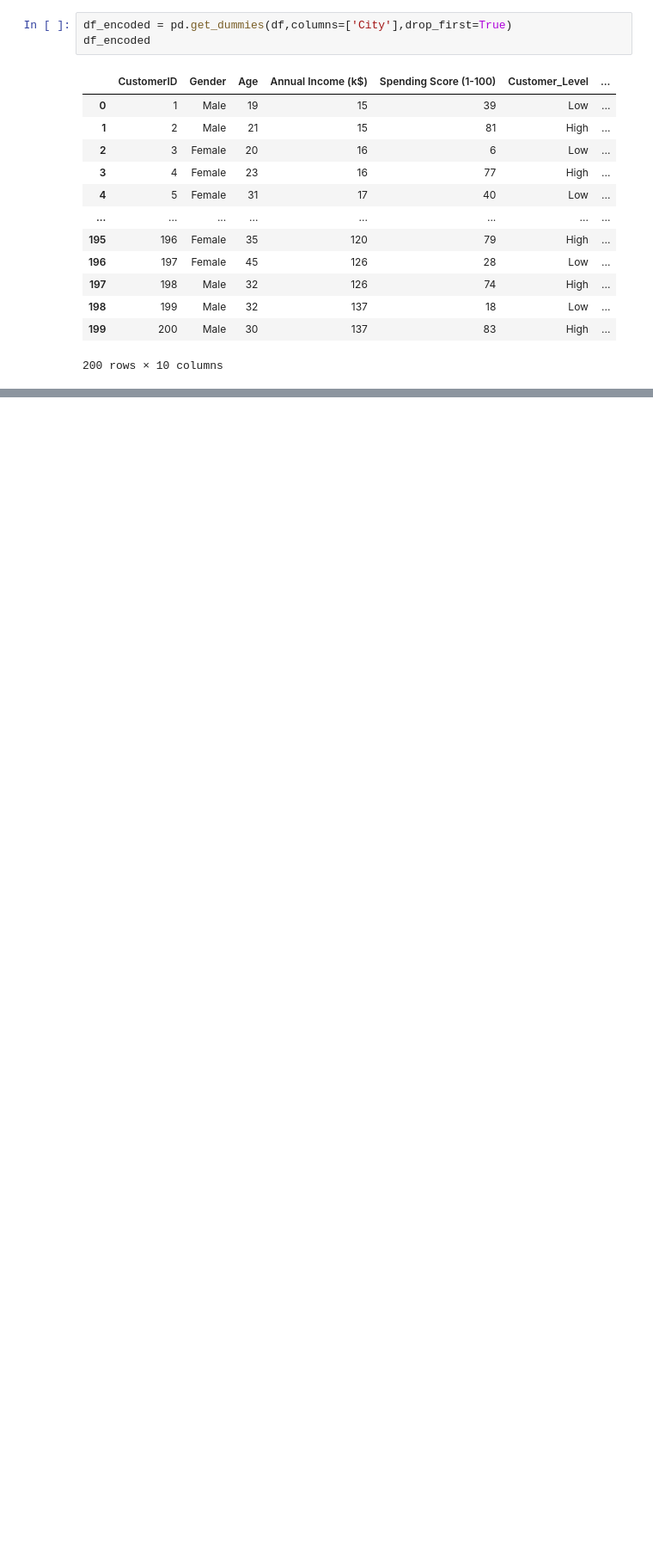
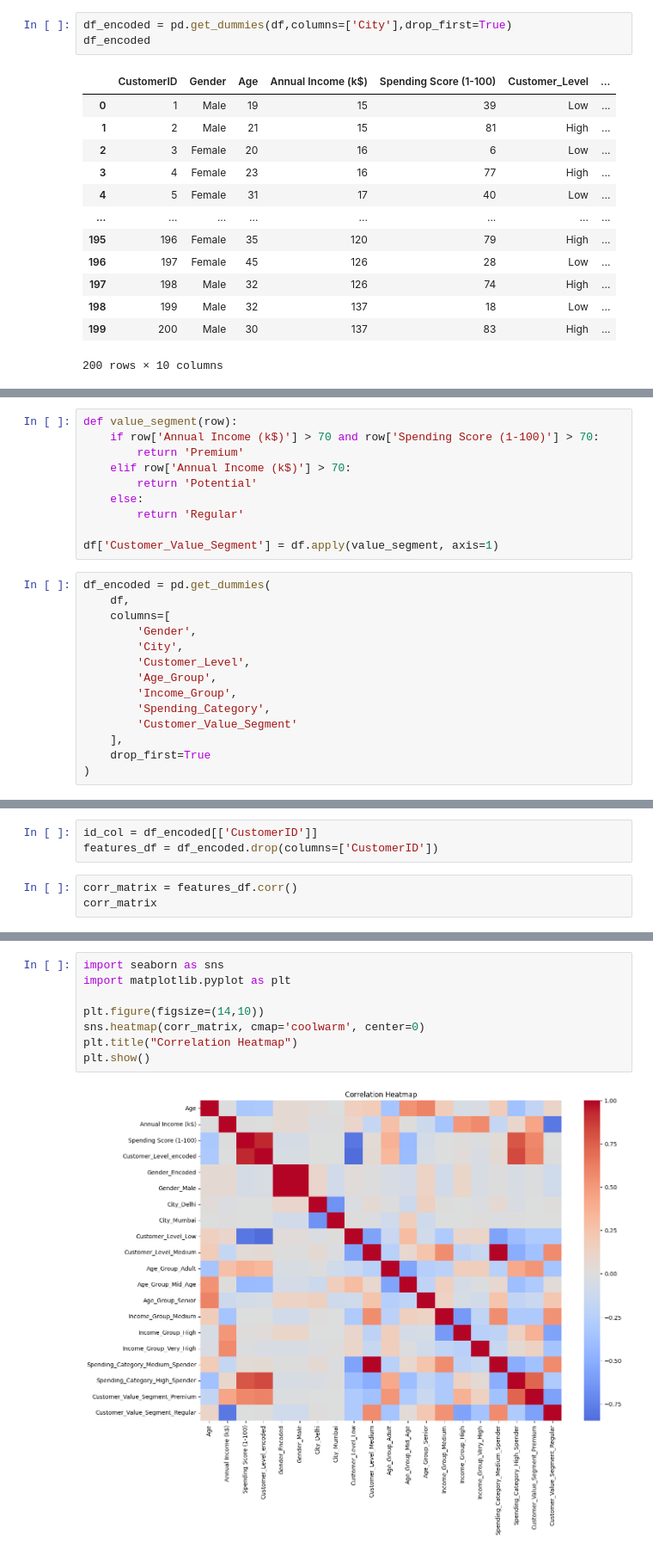
Before and after one commit to meermusaib20/Data_Science_Internship, a Jupyter notebook: Week_4/DP_FE.ipynb, the cells around one changed output, grey strips where cells are left out. Shown at 86% size. Saved outputs shown, nothing was run; the diff lists cells and outputs as text; blank space fills up the shorter version.

```diff
--- a/Week_4/DP_FE.ipynb
+++ b/Week_4/DP_FE.ipynb
@@ -207,0 +241,24 @@ df.head()
+# %%
+def value_segment(row):
+    if row['Annual Income (k$)'] > 70 and row['Spending Score (1-100)'] > 70:
+        return 'Premium'
+    elif row['Annual Income (k$)'] > 70:
+        return 'Potential'
+    else:
+        return 'Regular'
+
+df['Customer_Value_Segment'] = df.apply(value_segment, axis=1)
+# %%
+df_encoded = pd.get_dummies(
+    df,
+    columns=[
+        'Gender',
+        'City',
+        'Customer_Level',
+        'Age_Group',
+        'Income_Group',
+        'Spending_Category',
+        'Customer_Value_Segment'
+    ],
+    drop_first=True
+)
@@ -207,0 +271,6 @@ df.head()
+# %%
+id_col = df_encoded[['CustomerID']]
+features_df = df_encoded.drop(columns=['CustomerID'])
+# %%
+corr_matrix = features_df.corr()
+corr_matrix
@@ -207,0 +295,10 @@ df.head()
+# %%
+import seaborn as sns
+import matplotlib.pyplot as plt
+
+plt.figure(figsize=(14,10))
+sns.heatmap(corr_matrix, cmap='coolwarm', center=0)
+plt.title("Correlation Heatmap")
+plt.show()
+# %% [output]
+[figure, added]
```
Also changed, not shown: parts of 18 cells of this notebook, 1 other file.
